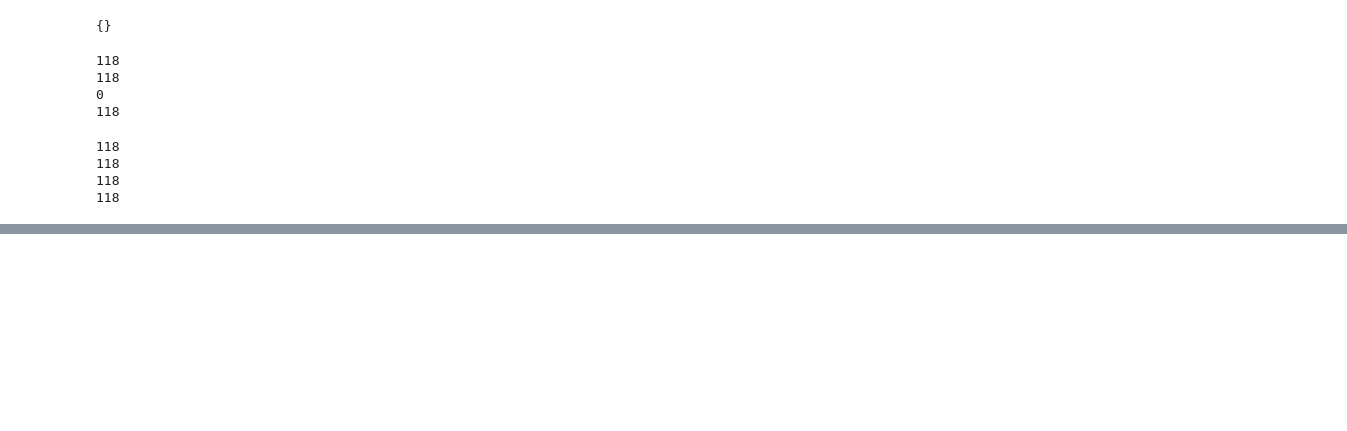
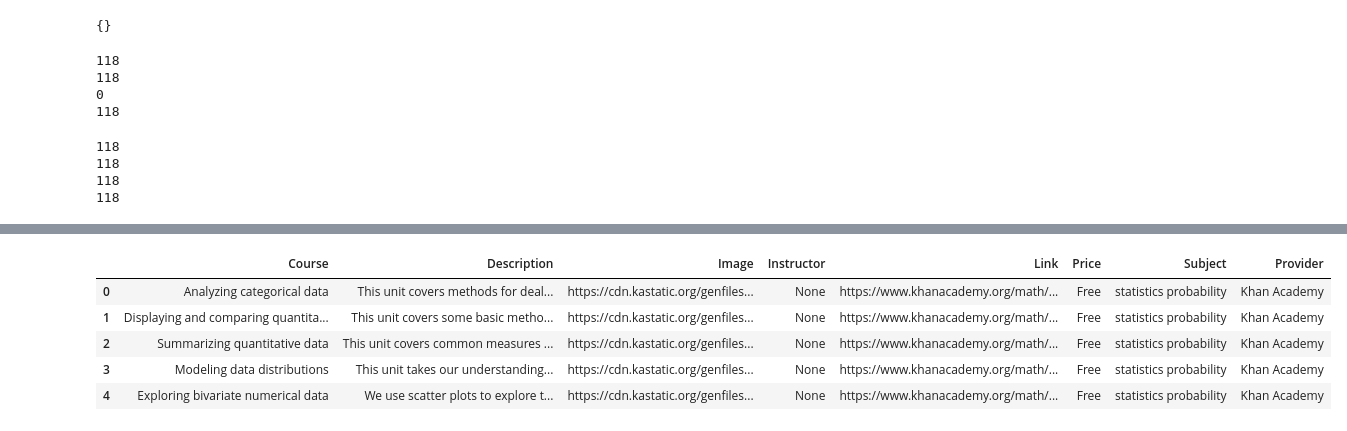
Before and after one commit to JeffJiang42/idb, a Jupyter notebook: scrape/CourseSubjectScrape.ipynb, the cells around one changed output, grey strips where cells are left out. Saved outputs shown, nothing was run; the diff lists cells and outputs as text; code cells hidden in the pictures; blank space fills up the shorter version.

```diff
--- a/scrape/CourseSubjectScrape.ipynb
+++ b/scrape/CourseSubjectScrape.ipynb
@@ -249,0 +332,13 @@ df_udemy_subjects = df_udemy_subjects.to
+# %%
+ka_df = ka_df[good]
+# %%
+ka_df["Provider"] = ka_df["Course"].apply(lambda x: "Khan Academy")
+# %%
+ka_df.head()
+# %% [output]
+|  | Course | Description | Image | Instructor | Link | Price | Subject | Provider |
+| 0 | Analyzing categorical data | This unit covers methods for deal... | https://cdn.kastatic.org/genfiles... | None | https://www.khanacademy.org/math/... | Free | statistics probability | Khan Academy |
+| 1 | Displaying and comparing quantita... | This unit covers some basic metho... | https://cdn.kastatic.org/genfiles... | None | https://www.khanacademy.org/math/... | Free | statistics probability | Khan Academy |
+| 2 | Summarizing quantitative data | This unit covers common measures ... | https://cdn.kastatic.org/genfiles... | None | https://www.khanacademy.org/math/... | Free | statistics probability | Khan Academy |
+| 3 | Modeling data distributions | This unit takes our understanding... | https://cdn.kastatic.org/genfiles... | None | https://www.khanacademy.org/math/... | Free | statistics probability | Khan Academy |
+| 4 | Exploring bivariate numerical data | We use scatter plots to explore t... | https://cdn.kastatic.org/genfiles... | None | https://www.khanacademy.org/math/... | Free | statistics probability | Khan Academy |
```
Also changed, not shown: parts of 21 cells of this notebook, 1 other file.
